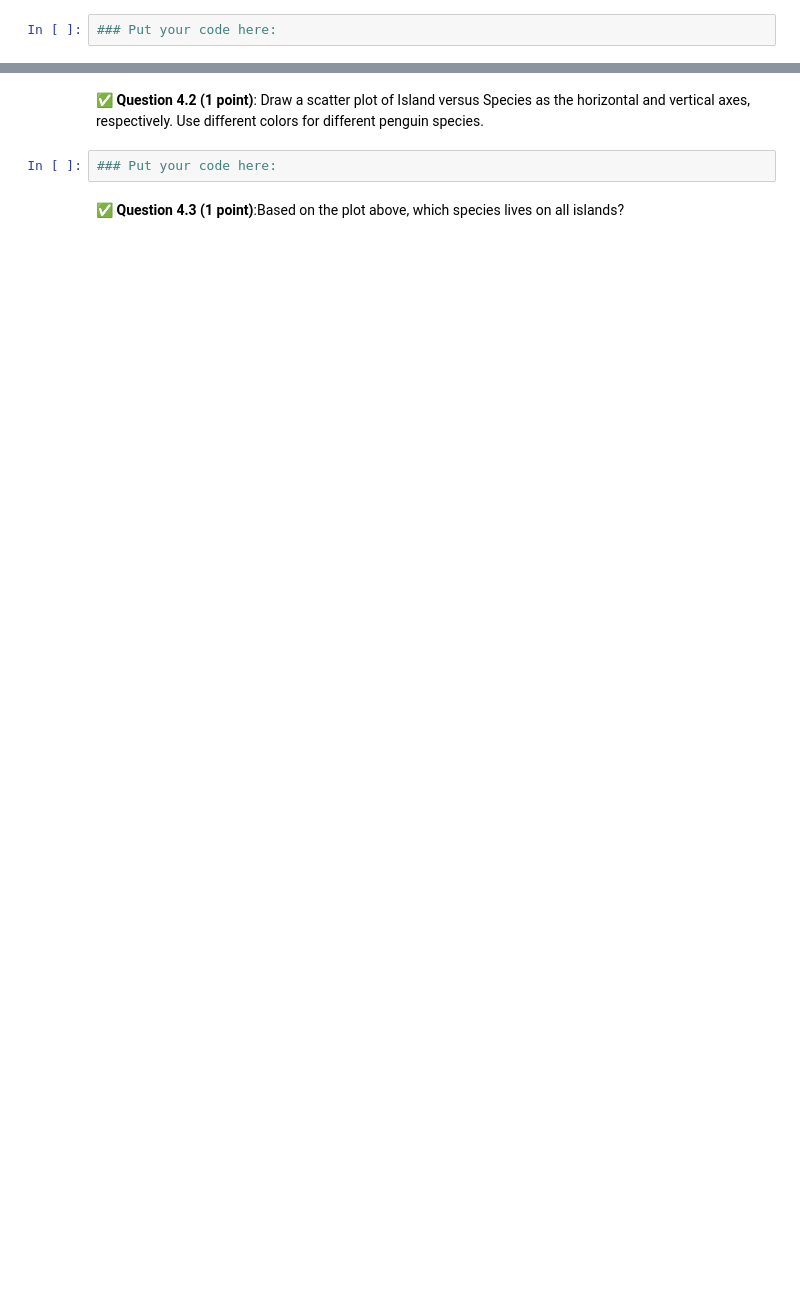
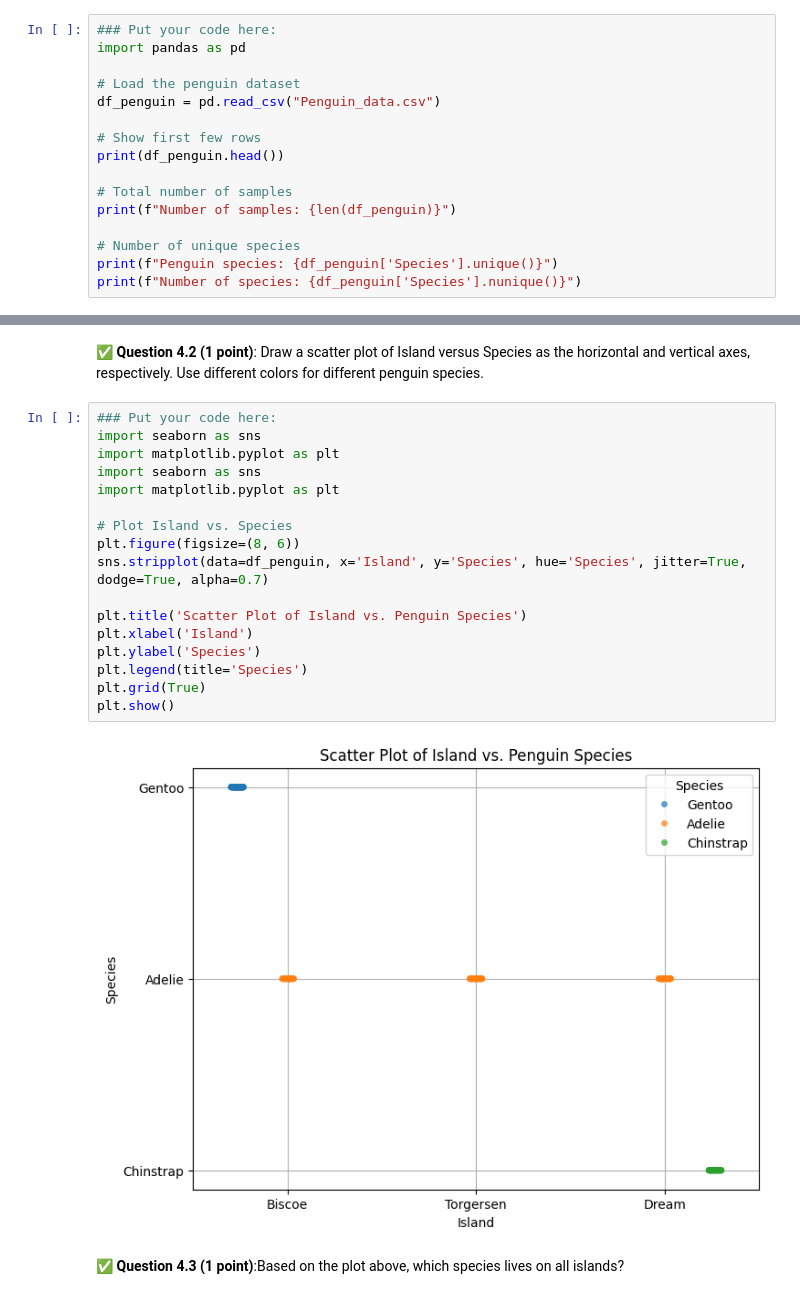
Before and after one commit to Andrew00-jpg/CMSE202-f25-turnin, a Jupyter notebook: final/CMSE202-Final-Section003-aes.ipynb, the cells around one changed output, grey strips where cells are left out. Cells and saved outputs as stored; diff of their text form; blank space fills up the shorter version.

```diff
--- a/final/CMSE202-Final-Section003-aes.ipynb
+++ b/final/CMSE202-Final-Section003-aes.ipynb
@@ -337,3 +371,17 @@ images found online.
 * How many species of penguins are in this data set?
 # %%
 ### Put your code here:
+import pandas as pd
+
+# Load the penguin dataset
+df_penguin = pd.read_csv("Penguin_data.csv")
+
+# Show first few rows
+print(df_penguin.head())
+
+# Total number of samples
+print(f"Number of samples: {len(df_penguin)}")
+
+# Number of unique species
+print(f"Penguin species: {df_penguin['Species'].unique()}")
+print(f"Number of species: {df_penguin['Species'].nunique()}")
@@ -341,6 +407,23 @@ images found online.
 &#9989; **Question 4.2 (1 point)**: Draw a scatter plot of Island versus Species as the horizontal and vertical axes, respectively. Use different colors for different penguin species.
 # %%
 ### Put your code here:
+import seaborn as sns
+import matplotlib.pyplot as plt
+import seaborn as sns
+import matplotlib.pyplot as plt
+
+# Plot Island vs. Species
+plt.figure(figsize=(8, 6))
+sns.stripplot(data=df_penguin, x='Island', y='Species', hue='Species', jitter=True, dodge=True, alpha=0.7)
+
+plt.title('Scatter Plot of Island vs. Penguin Species')
+plt.xlabel('Island')
+plt.ylabel('Species')
+plt.legend(title='Species')
+plt.grid(True)
+plt.show()
+# %% [output]
+[figure, added]
 # %% [markdown]
 &#9989; **Question 4.3 (1 point)**:Based on the plot above, which species lives on all islands?
 # %% [markdown]
```
Also changed, not shown: parts of 17 cells of this notebook.
